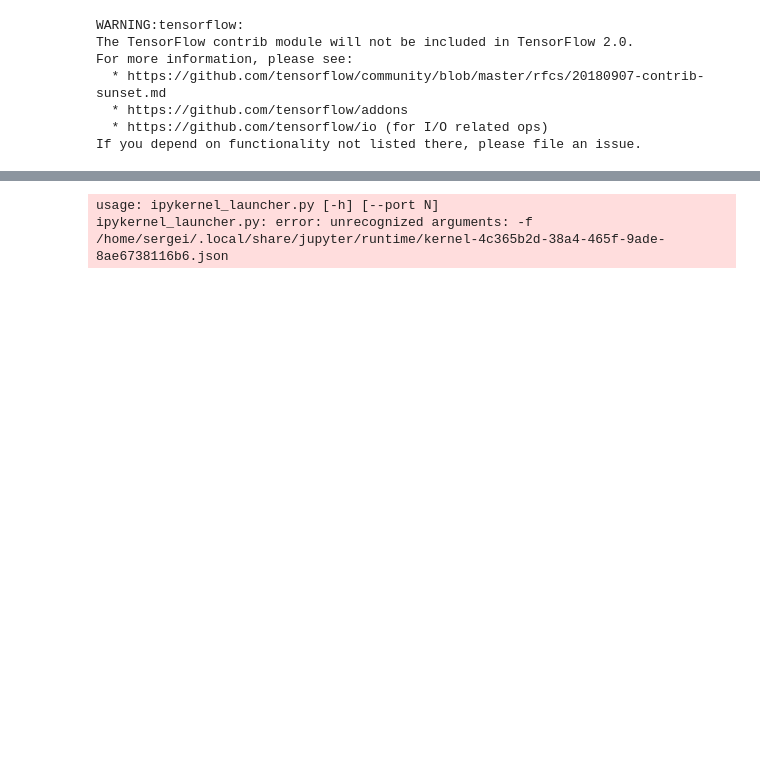
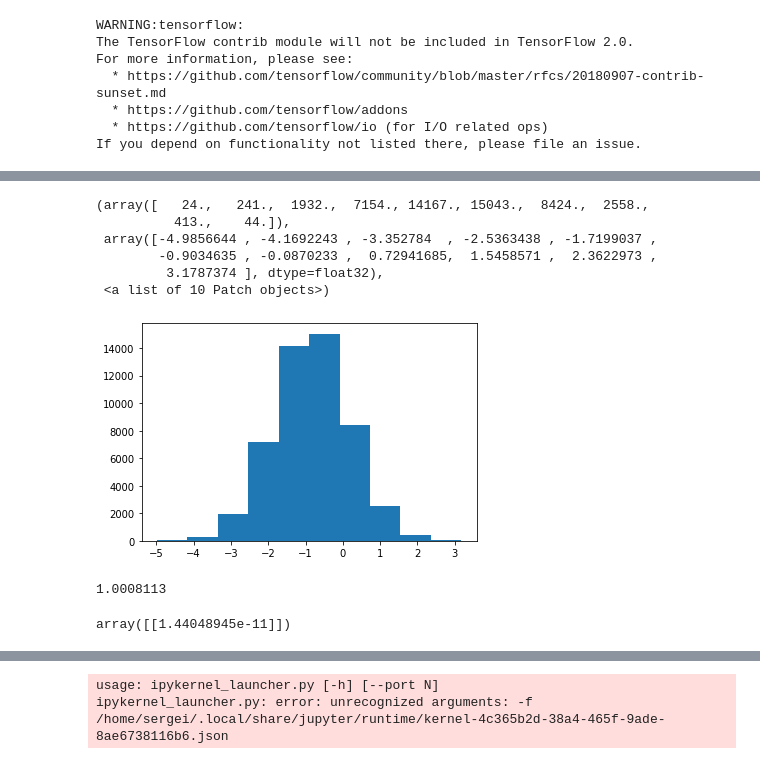
Before and after one commit to HumanCompatibleAI/better-adversarial-defenses, a Jupyter notebook: sb_remote_train.ipynb, the cells around one changed output, grey strips where cells are left out. Cells and saved outputs as stored; diff of their text form; code cells hidden in the pictures; blank space fills up the shorter version.

```diff
--- a/sb_remote_train.ipynb
+++ b/sb_remote_train.ipynb
@@ -20,0 +49,8 @@ If you depend on functionality not listed there, please file an issue.
+# %%
+config = inp['config']
+# %%
+sbppo = SBPPORemoteData(config=config)
+sbppo.set_weights(inp['weights'])
+info = sbppo.learn(inp['rollouts'])
+#sbppo.set_weights(inp['weights']
+#sbppo.set_weights(outputs[pickle_files[0]]['weights'])
@@ -20,0 +77,3 @@ If you depend on functionality not listed there, please file an issue.
+# %%
+for _ in range(100):
+    info = sbppo.learn(inp['rollouts'])
@@ -20,0 +98,23 @@ If you depend on functionality not listed there, please file an issue.
+# %%
+self = sbppo.ppo.act_model
+
+
+res = self.sess.run(sbppo.ppo.act_model.action, feed_dict={self.obs_ph: .01*np.ones((50000, 380))})
+# %%
+plt.hist(res[:, 3])
+# %% [output]
+(array([   24.,   241.,  1932.,  7154., 14167., 15043.,  8424.,  2558.,
+          413.,    44.]),
+ array([-4.9856644 , -4.1692243 , -3.352784  , -2.5363438 , -1.7199037 ,
+        -0.9034635 , -0.0870233 ,  0.72941685,  1.5458571 ,  2.3622973 ,
+         3.1787374 ], dtype=float32),
+ <a list of 10 Patch objects>)
+[figure, added]
+# %%
+np.std(res[:, 3])
+# %% [output]
+1.0008113
+# %%
+sbppo.ppo.action_probability(observation=np.ones((1, 380))* 0.01, actions=0.01 * np.ones((1, 17)))
+# %% [output]
+array([[1.44048945e-11]])
```
Also changed, not shown: parts of 48 cells of this notebook, 2 other files.
